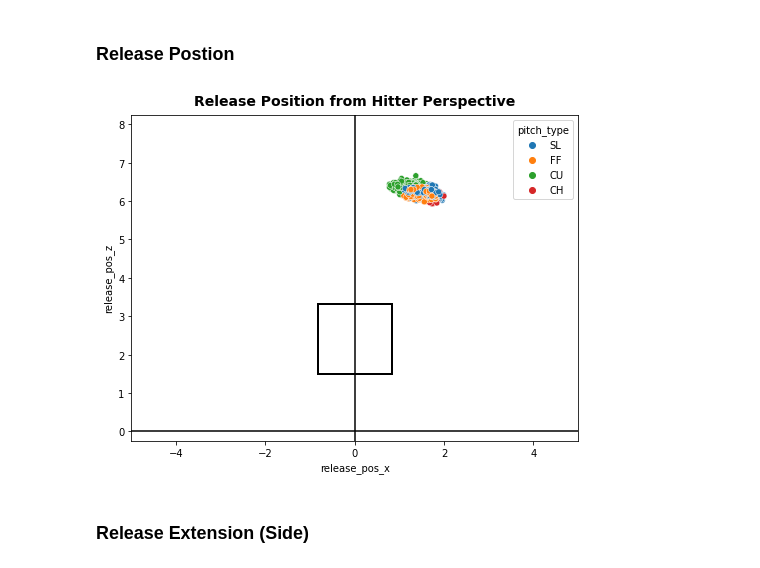
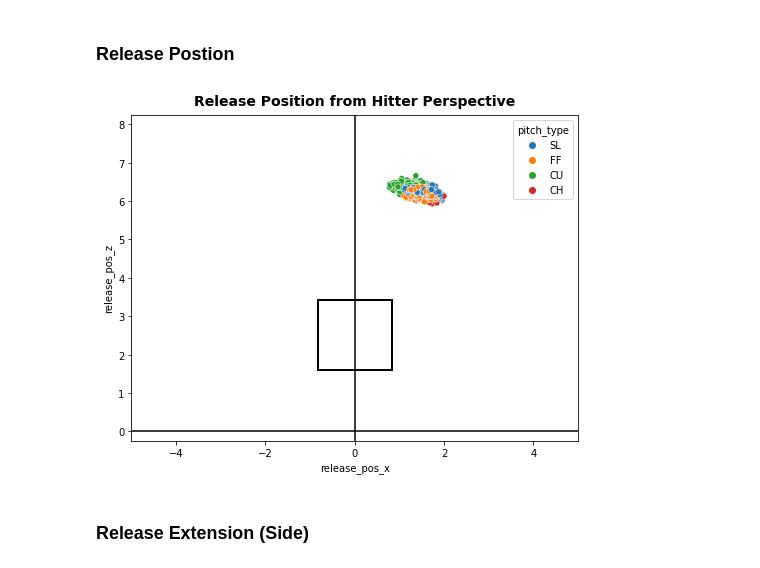
Before and after one commit to anthonyzurke/player-analysis, a Jupyter notebook: pitchers/kershaw-scoutingreport.ipynb, the cells around one changed output. Drawn from its saved outputs; the diff is of its cells as text; code cells hidden in the pictures.

```diff
--- a/pitchers/kershaw-scoutingreport.ipynb
+++ b/pitchers/kershaw-scoutingreport.ipynb
@@ -267,17 +243,16 @@ plt.title('HB & VB from Magnus Force Axis', fontdict = font_title, pad = 15);
 # %%
 plt.figure(figsize = (8, 6))
 
 sns.scatterplot(data = kershaw, x = 'release_pos_x', y = 'release_pos_z', hue = 'pitch_type',
                 hue_order = order, palette = 'tab10')
 plt.xlim(-5, 5), plt.ylim(-0.25, 8.25)
 plt.axvline(0, color = 'black'), plt.axhline(0, color = 'black')
-left, bottom, width, height = (-.83, 1.5, 1.66, 1.82)
-rect = mpatches.Rectangle((left, bottom), width, height,
-                          fill = False, color = 'black', linewidth = 2)
+left, bottom, width, height = (-.83, 1.59, 1.66, 1.82)
+rect = mpatches.Rectangle((left, bottom), width, height, fill = False, color = 'black', linewidth = 2)
 plt.gca().add_patch(rect)
 plt.title('Release Position from Hitter Perspective', fontdict = font_title, pad = 15);
 # %% [output]
-[figure, old version]
+[figure, new version]
 # %% [markdown]
 ### Release Extension (Side)
 # %%
```
Also changed, not shown: parts of 15 cells of this notebook, 6 other files.
